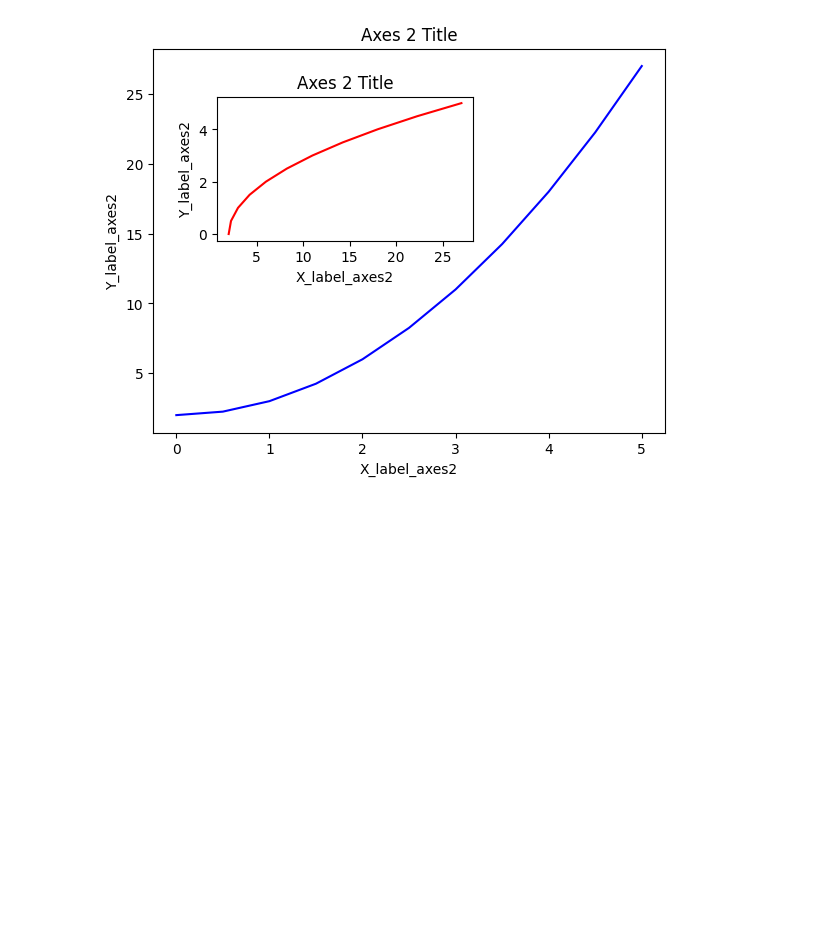
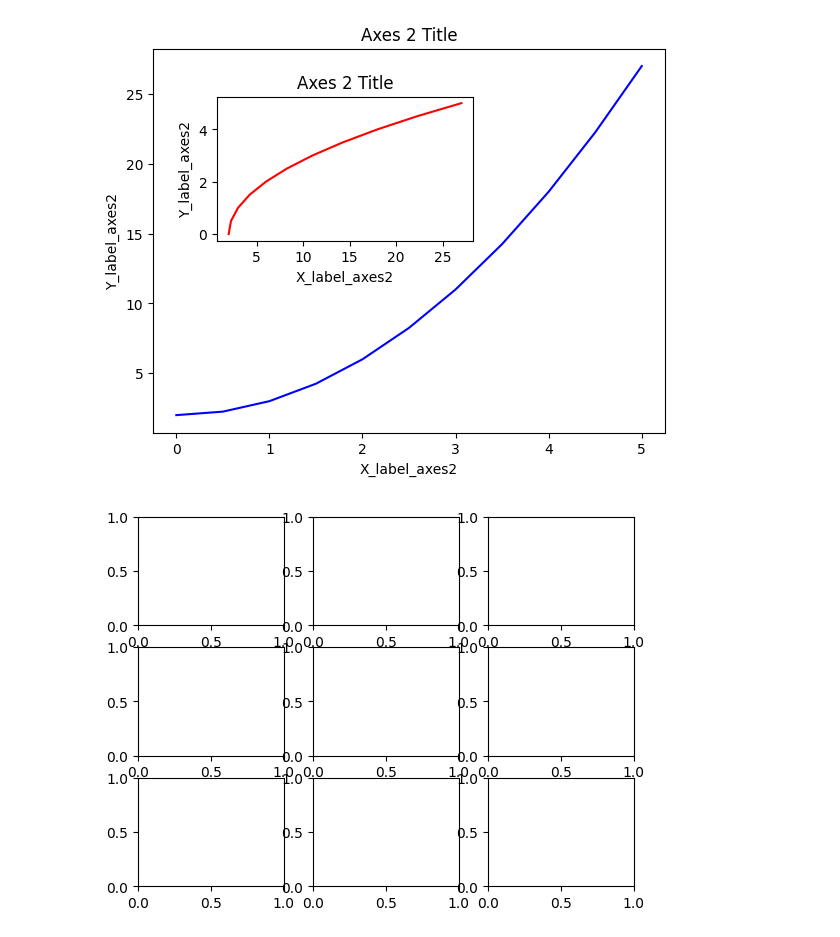
Before and after one commit to felixop7/Machine-Learning, a Jupyter notebook: Basics/Matplotlib/matplotlib.ipynb, the cells around one changed output. Cells and saved outputs as stored; diff of their text form; code cells hidden in the pictures; blank space fills up the shorter version.

```diff
--- a/Basics/Matplotlib/matplotlib.ipynb
+++ b/Basics/Matplotlib/matplotlib.ipynb
@@ -174,3 +174,8 @@ axes2.set_ylabel('Y_label_axes2')
 axes2.set_title('Axes 2 Title');
 # %% [output]
 [figure]
+# %%
+# Empty canvas of 1 by 2 subplots
+fig, axes = plt.subplots(nrows=3, ncols=3)
+# %% [output]
+[figure, added]
```
